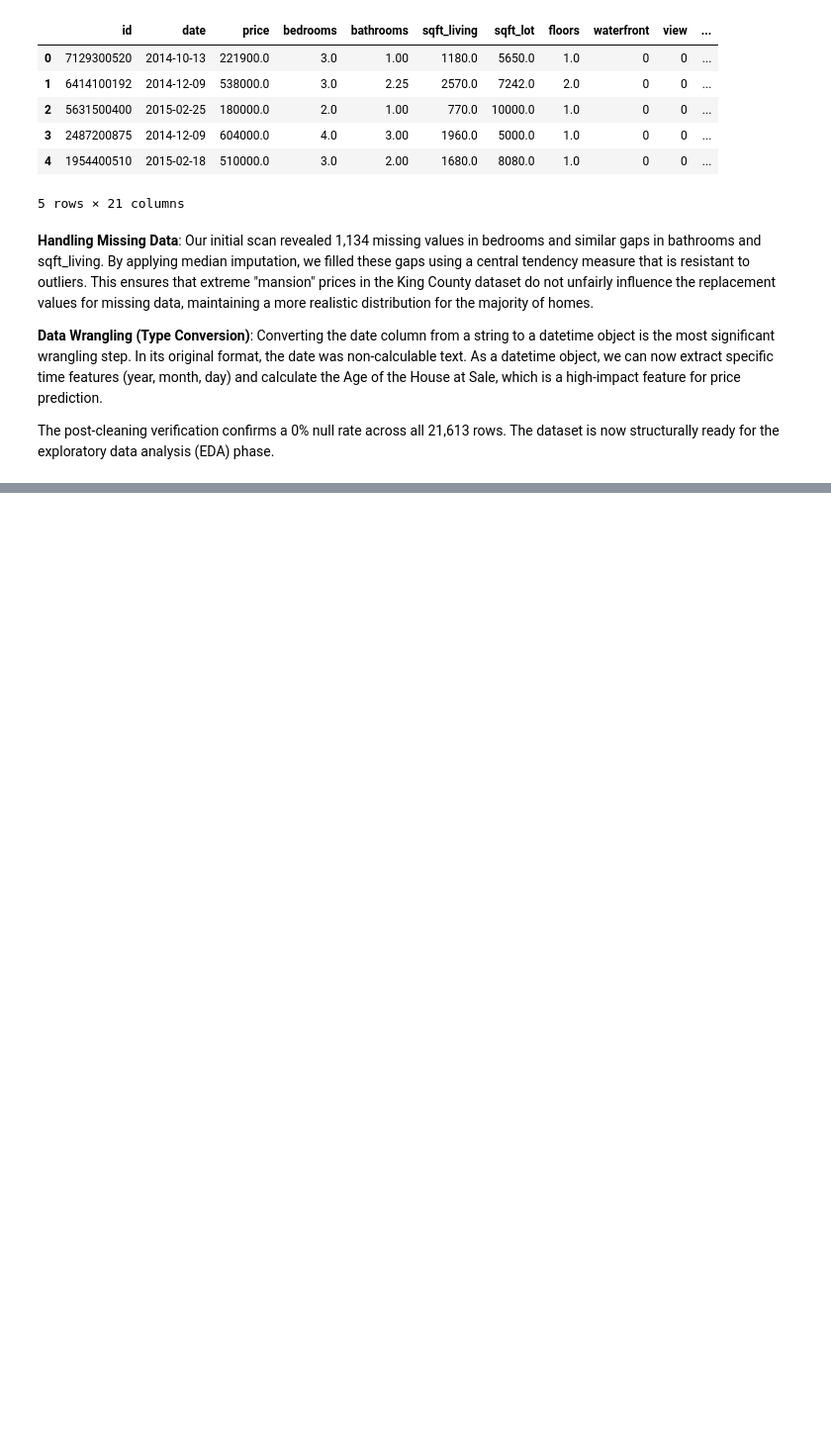
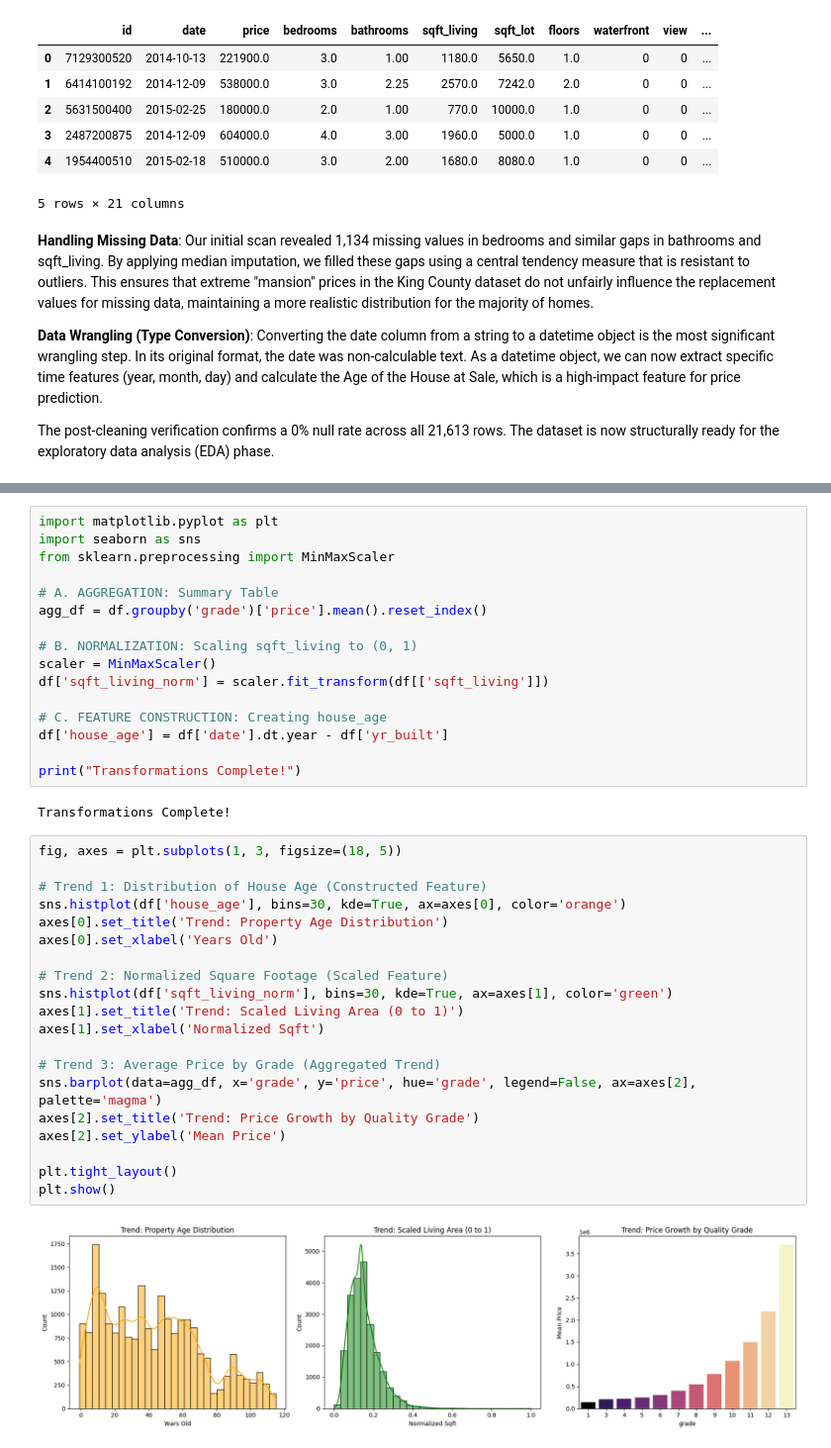
Before and after one commit to mhettick-sd/ADS500B-Final_Project, a Jupyter notebook: notebooks/analysis_Meeki.ipynb, the cells around one changed output, grey strips where cells are left out. Shown at 99% size. Cells and saved outputs as stored; diff of their text form; blank space fills up the shorter version.

Commit message:
Finalized EDA trends and histograms for meeting

```diff
--- a/notebooks/analysis_Meeki.ipynb
+++ b/notebooks/analysis_Meeki.ipynb
@@ -130,0 +188,40 @@ The post-cleaning verification confirms a 0% null rate across all 21,613 rows. T
+# %%
+import matplotlib.pyplot as plt
+import seaborn as sns
+from sklearn.preprocessing import MinMaxScaler
+
+# A. AGGREGATION: Summary Table
+agg_df = df.groupby('grade')['price'].mean().reset_index()
+
+# B. NORMALIZATION: Scaling sqft_living to (0, 1)
+scaler = MinMaxScaler()
+df['sqft_living_norm'] = scaler.fit_transform(df[['sqft_living']])
+
+# C. FEATURE CONSTRUCTION: Creating house_age
+df['house_age'] = df['date'].dt.year - df['yr_built']
+
+print("Transformations Complete!")
+# %% [output]
+Transformations Complete!
+# %%
+fig, axes = plt.subplots(1, 3, figsize=(18, 5))
+
+# Trend 1: Distribution of House Age (Constructed Feature)
+sns.histplot(df['house_age'], bins=30, kde=True, ax=axes[0], color='orange')
+axes[0].set_title('Trend: Property Age Distribution')
+axes[0].set_xlabel('Years Old')
+
+# Trend 2: Normalized Square Footage (Scaled Feature)
+sns.histplot(df['sqft_living_norm'], bins=30, kde=True, ax=axes[1], color='green')
+axes[1].set_title('Trend: Scaled Living Area (0 to 1)')
+axes[1].set_xlabel('Normalized Sqft')
+
+# Trend 3: Average Price by Grade (Aggregated Trend)
+sns.barplot(data=agg_df, x='grade', y='price', hue='grade', legend=False, ax=axes[2], palette='magma')
+axes[2].set_title('Trend: Price Growth by Quality Grade')
+axes[2].set_ylabel('Mean Price')
+
+plt.tight_layout()
+plt.show()
+# %% [output]
+[figure, added]
```
Also changed, not shown: parts of 5 cells of this notebook.
